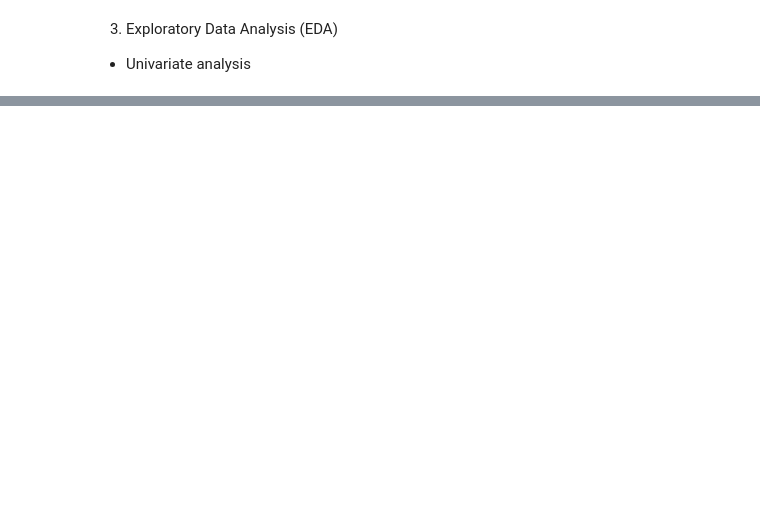
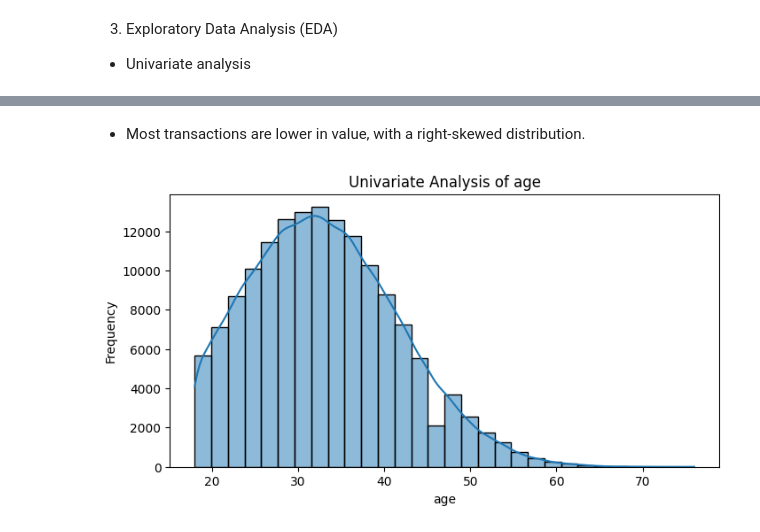
Before and after one commit to bettyabay/Adey-Innovations-Fraud-Detection, a Jupyter notebook: notebook/eda.ipynb, the cells around one changed output, grey strips where cells are left out. Cells and saved outputs as stored; diff of their text form; code cells hidden in the pictures; blank space fills up the shorter version.

```diff
--- a/notebook/eda.ipynb
+++ b/notebook/eda.ipynb
@@ -193,0 +199,6 @@ memory usage: 12.7+ MB
+# %% [markdown]
+-  Most transactions are lower in value, with a right-skewed distribution.
+# %%
+univariate_analysis(fraud_df, 'age')
+# %% [output]
+[figure, added]
```
Also changed, not shown: parts of 44 cells of this notebook, 1 other file.
